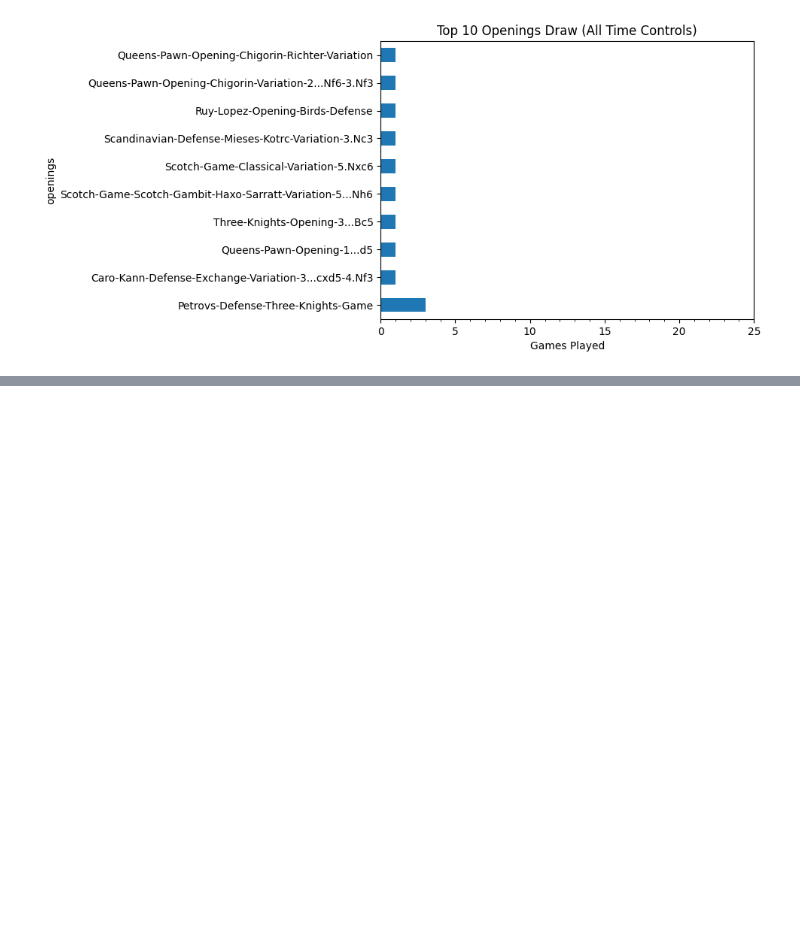
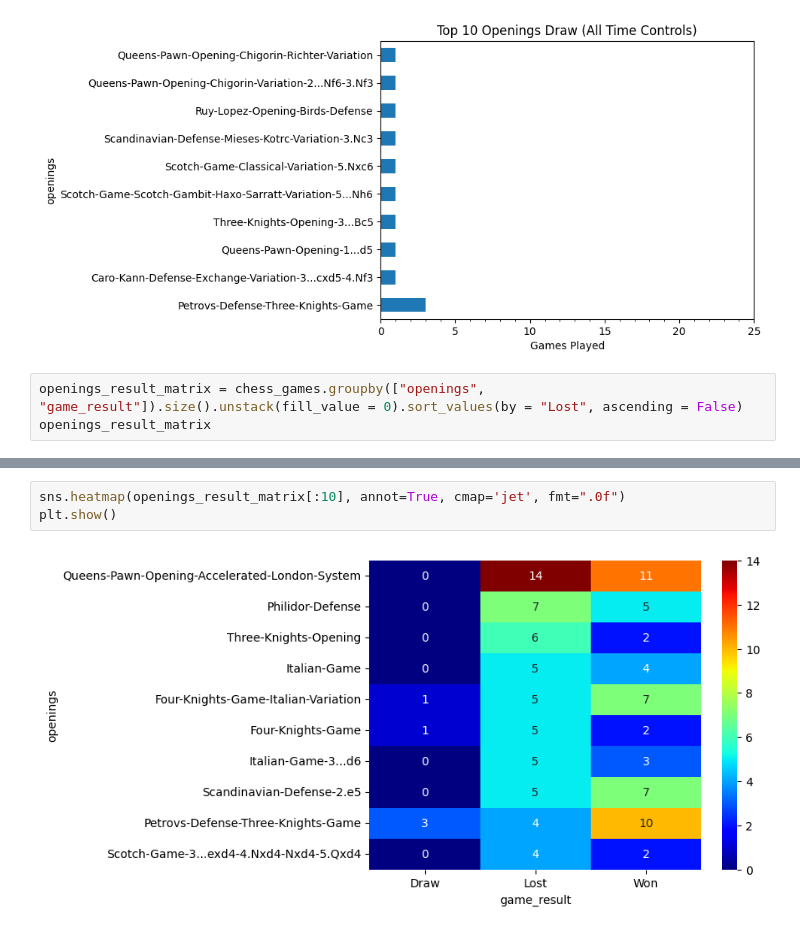
Before and after one commit to hfactor13/MyChessGames, a Jupyter notebook: chess_analysis.ipynb, the cells around one changed output, grey strips where cells are left out. Drawn from its saved outputs; the diff is of its cells as text; blank space fills up the shorter version.

Commit message:
Added a heatmap to draw a correlation betwen game result and openings

```diff
--- a/chess_analysis.ipynb
+++ b/chess_analysis.ipynb
@@ -379,3 +380,6 @@ plot_game_result_by_openings(chess_games, "Won")
 plot_game_result_by_openings(chess_games, "Draw")
 # %% [output]
 [figure]
+# %%
+openings_result_matrix = chess_games.groupby(["openings", "game_result"]).size().unstack(fill_value = 0).sort_values(by = "Lost", ascending = False)
+openings_result_matrix
@@ -381,0 +401,5 @@ plot_game_result_by_openings(chess_games, "Draw")
+# %%
+sns.heatmap(openings_result_matrix[:10], annot=True, cmap='jet', fmt=".0f")
+plt.show()
+# %% [output]
+[figure, added]
```
Also changed, not shown: parts of 2 cells of this notebook.
